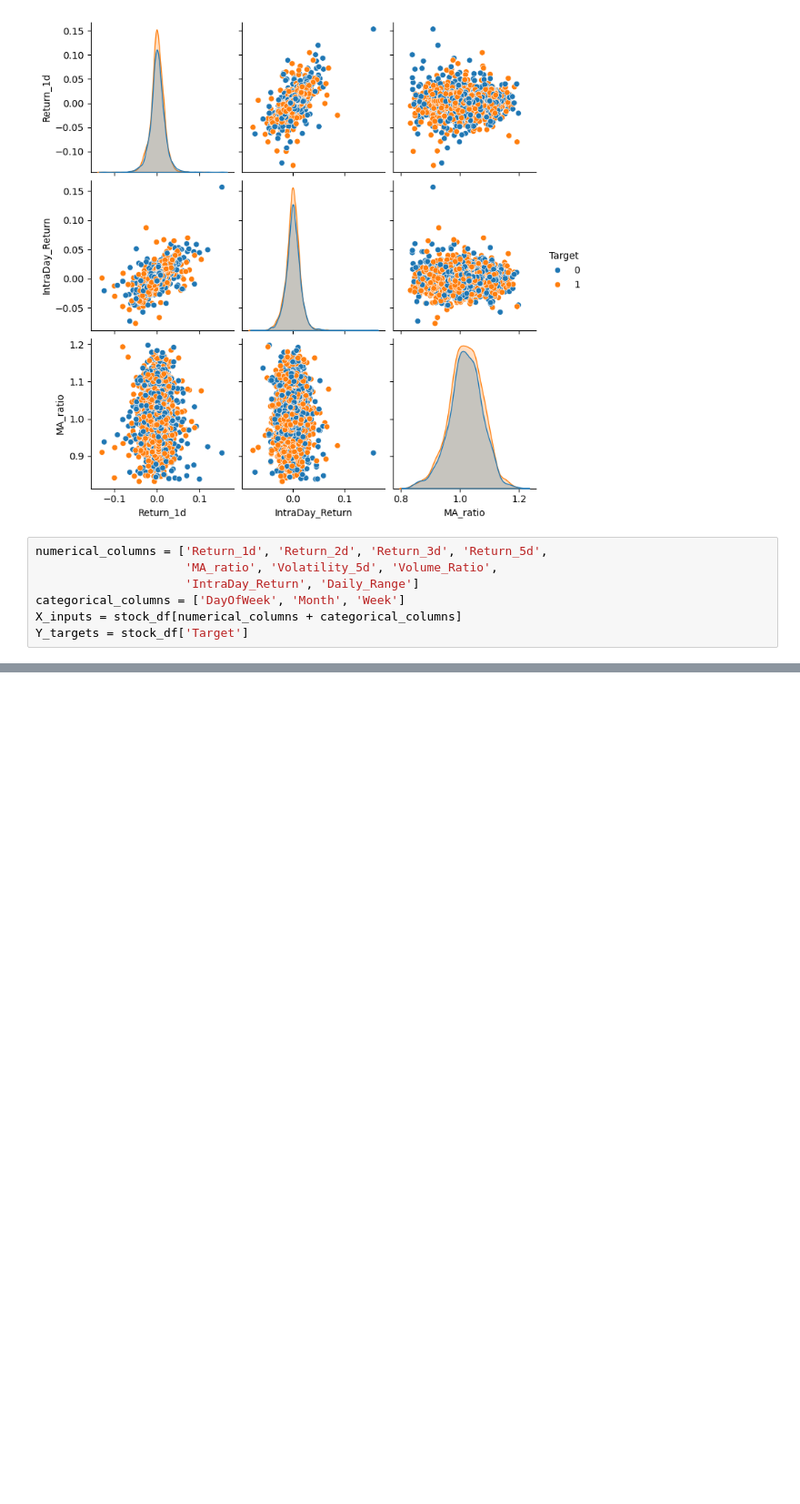
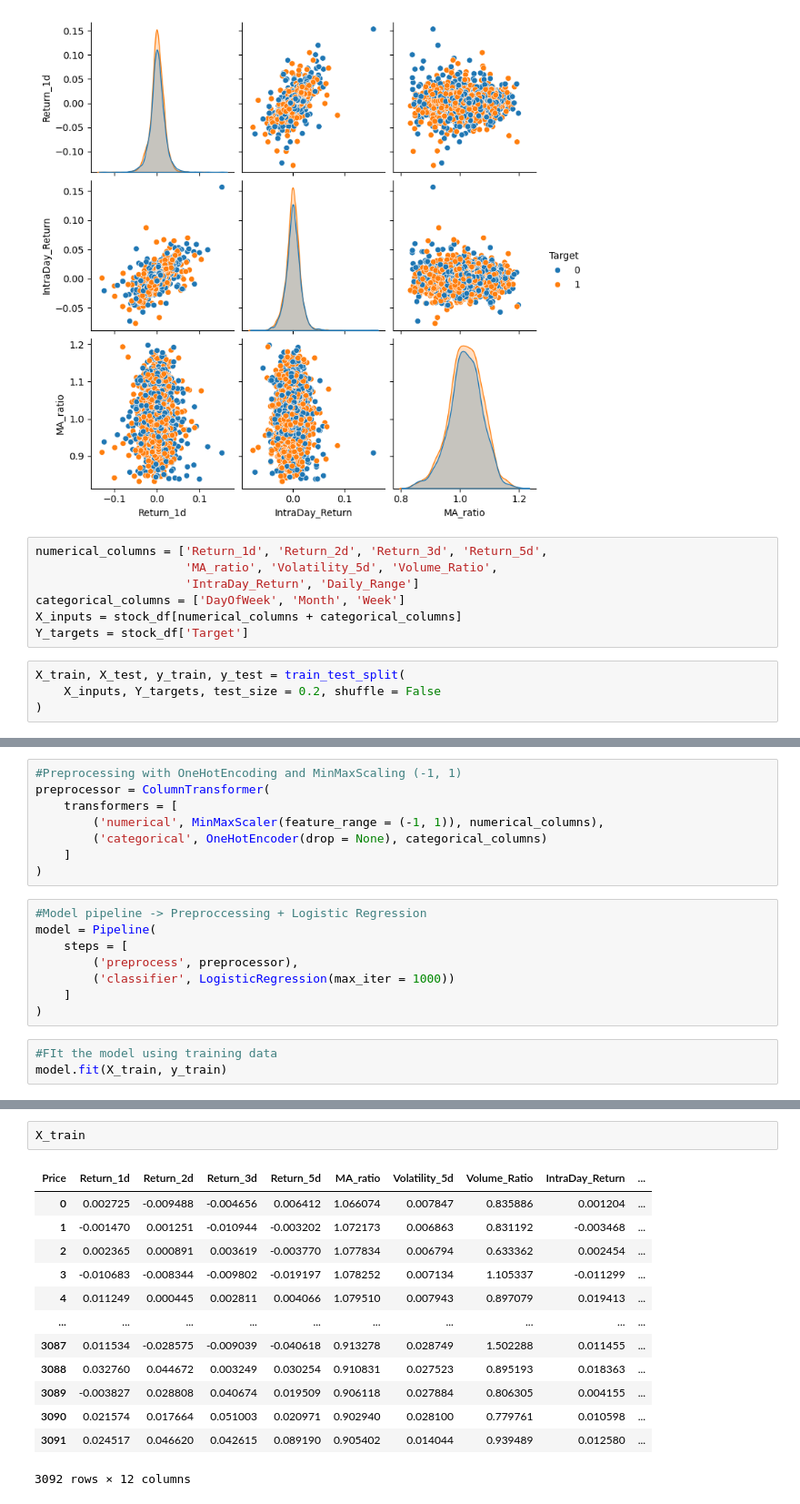
Before and after one commit to AgentXCross/PythonDS-ML, a Jupyter notebook: SciKitLearn/apple_stock.ipynb, the cells around one changed output, grey strips where cells are left out. Shown at 91% size. Drawn from its saved outputs; the diff is of its cells as text; blank space fills up the shorter version.

Commit message:
Created and applied ML pipeline

```diff
--- a/SciKitLearn/apple_stock.ipynb
+++ b/SciKitLearn/apple_stock.ipynb
@@ -187,3 +191,7 @@ numerical_columns = ['Return_1d', 'Return_2d', 'Return_3d', 'Return_5d',
 categorical_columns = ['DayOfWeek', 'Month', 'Week']
 X_inputs = stock_df[numerical_columns + categorical_columns]
 Y_targets = stock_df['Target']
+# %%
+X_train, X_test, y_train, y_test = train_test_split(
+    X_inputs, Y_targets, test_size = 0.2, shuffle = False
+)
@@ -189,0 +202,19 @@ Y_targets = stock_df['Target']
+# %%
+#Preprocessing with OneHotEncoding and MinMaxScaling (-1, 1)
+preprocessor = ColumnTransformer(
+    transformers = [
+        ('numerical', MinMaxScaler(feature_range = (-1, 1)), numerical_columns),
+        ('categorical', OneHotEncoder(drop = None), categorical_columns)
+    ]
+)
+# %%
+#Model pipeline -> Preproccessing + Logistic Regression
+model = Pipeline(
+    steps = [
+        ('preprocess', preprocessor),
+        ('classifier', LogisticRegression(max_iter = 1000))
+    ]
+)
+# %%
+#FIt the model using training data
+model.fit(X_train, y_train)
@@ -189,0 +237,16 @@ Y_targets = stock_df['Target']
+# %%
+X_train
+# %% [output]
+| Price | Return_1d | Return_2d | Return_3d | Return_5d | MA_ratio | Volatility_5d | Volume_Ratio | IntraDay_Return | ... |
+| 0 | 0.002725 | -0.009488 | -0.004656 | 0.006412 | 1.066074 | 0.007847 | 0.835886 | 0.001204 | ... |
+| 1 | -0.001470 | 0.001251 | -0.010944 | -0.003202 | 1.072173 | 0.006863 | 0.831192 | -0.003468 | ... |
+| 2 | 0.002365 | 0.000891 | 0.003619 | -0.003770 | 1.077834 | 0.006794 | 0.633362 | 0.002454 | ... |
+| 3 | -0.010683 | -0.008344 | -0.009802 | -0.019197 | 1.078252 | 0.007134 | 1.105337 | -0.011299 | ... |
+| 4 | 0.011249 | 0.000445 | 0.002811 | 0.004066 | 1.079510 | 0.007943 | 0.897079 | 0.019413 | ... |
+| ... | ... | ... | ... | ... | ... | ... | ... | ... | ... |
+| 3087 | 0.011534 | -0.028575 | -0.009039 | -0.040618 | 0.913278 | 0.028749 | 1.502288 | 0.011455 | ... |
+| 3088 | 0.032760 | 0.044672 | 0.003249 | 0.030254 | 0.910831 | 0.027523 | 0.895193 | 0.018363 | ... |
+| 3089 | -0.003827 | 0.028808 | 0.040674 | 0.019509 | 0.906118 | 0.027884 | 0.806305 | 0.004155 | ... |
+| 3090 | 0.021574 | 0.017664 | 0.051003 | 0.020971 | 0.902940 | 0.028100 | 0.779761 | 0.010598 | ... |
+| 3091 | 0.024517 | 0.046620 | 0.042615 | 0.089190 | 0.905402 | 0.014044 | 0.939489 | 0.012580 | ... |
+3092 rows × 12 columns
```
Also changed, not shown: parts of 7 cells of this notebook.
